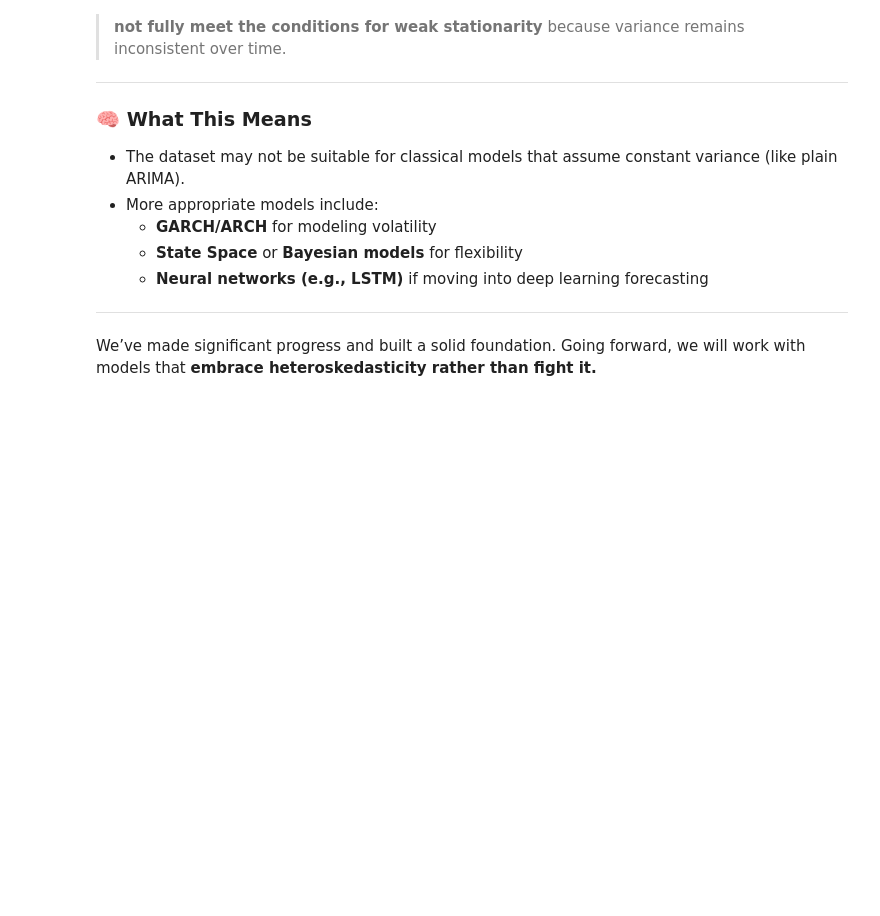
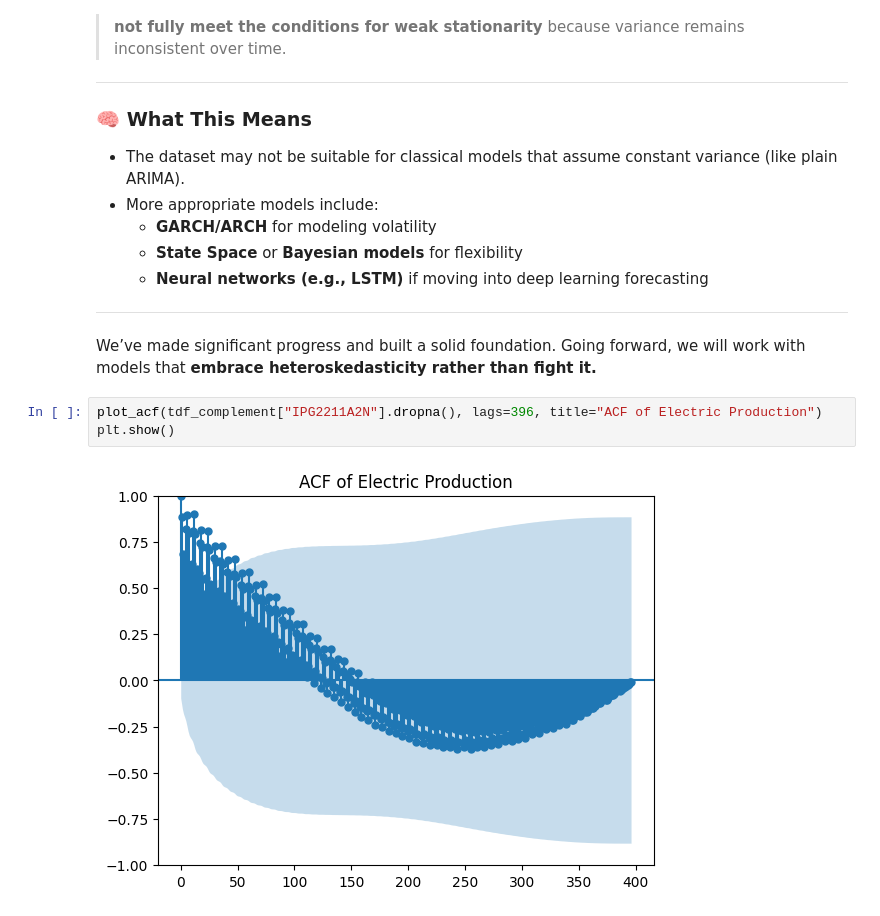
Before and after one commit to injilashah/TSD, a Jupyter notebook: Univariate_analysis.ipynb, the cells around one changed output. Drawn from its saved outputs; the diff is of its cells as text; blank space fills up the shorter version.

```diff
--- a/Univariate_analysis.ipynb
+++ b/Univariate_analysis.ipynb
@@ -661,3 +661,8 @@ Despite significant efforts, **heteroskedasticity persists** in the data, which
 ---
 
 We’ve made significant progress and built a solid foundation. Going forward, we will work with models that **embrace heteroskedasticity rather than fight it.**
+# %%
+plot_acf(tdf_complement["IPG2211A2N"].dropna(), lags=396, title="ACF of Electric Production")
+plt.show()
+# %% [output]
+[figure, added]
```
Also changed, not shown: parts of 4 cells of this notebook.
